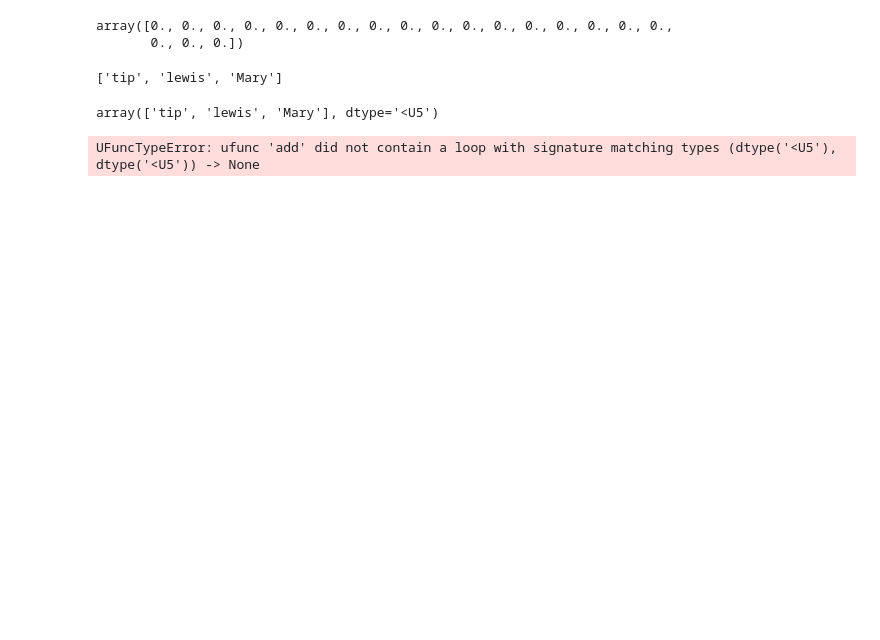
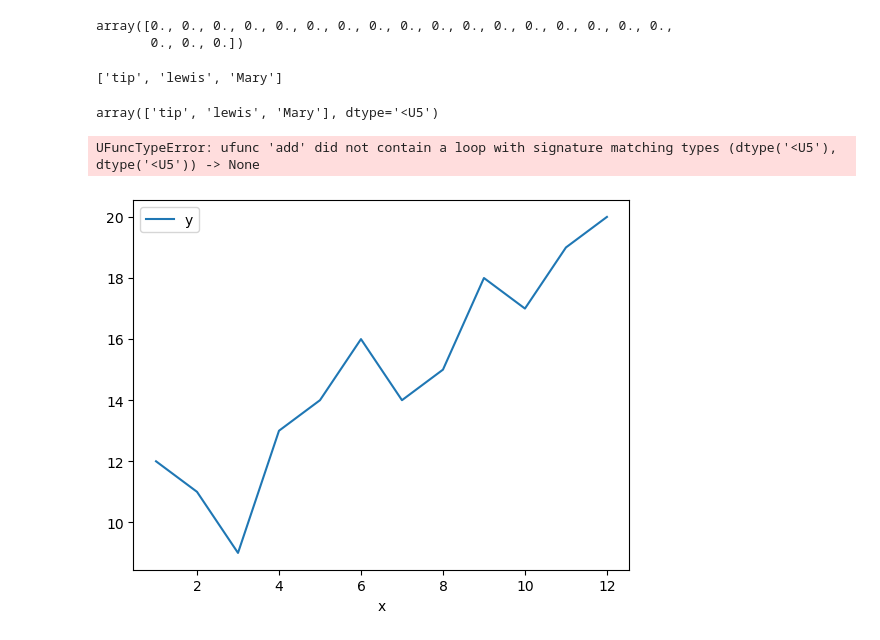
Before and after one commit to asanaa-data/mypymoringa2024, a Jupyter notebook: numpy_on_JPTR.ipynb, the cells around one changed output. Cells and saved outputs as stored; diff of their text form; code cells hidden in the pictures; blank space fills up the shorter version.

```diff
--- a/numpy_on_JPTR.ipynb
+++ b/numpy_on_JPTR.ipynb
@@ -628,3 +756,13 @@ array(['tip', 'lewis', 'Mary'], dtype='<U5')
 second_names_array + first_names_array # trying to add the first names to the names array
 # %% [output]
 UFuncTypeError: ufunc 'add' did not contain a loop with signature matching types (dtype('<U5'), dtype('<U5')) -> None
+# %%
+# Create data
+values=[12, 11, 9, 13, 14, 16, 14, 15, 18, 17, 19, 20]
+df=pd.DataFrame({'x': range(1,13), 'y': values })
+
+# plot
+df.plot('x', 'y') # This is the plot function of pandas
+myplt.show()
+# %% [output]
+[figure, added]
```
Also changed, not shown: parts of 31 cells of this notebook.
